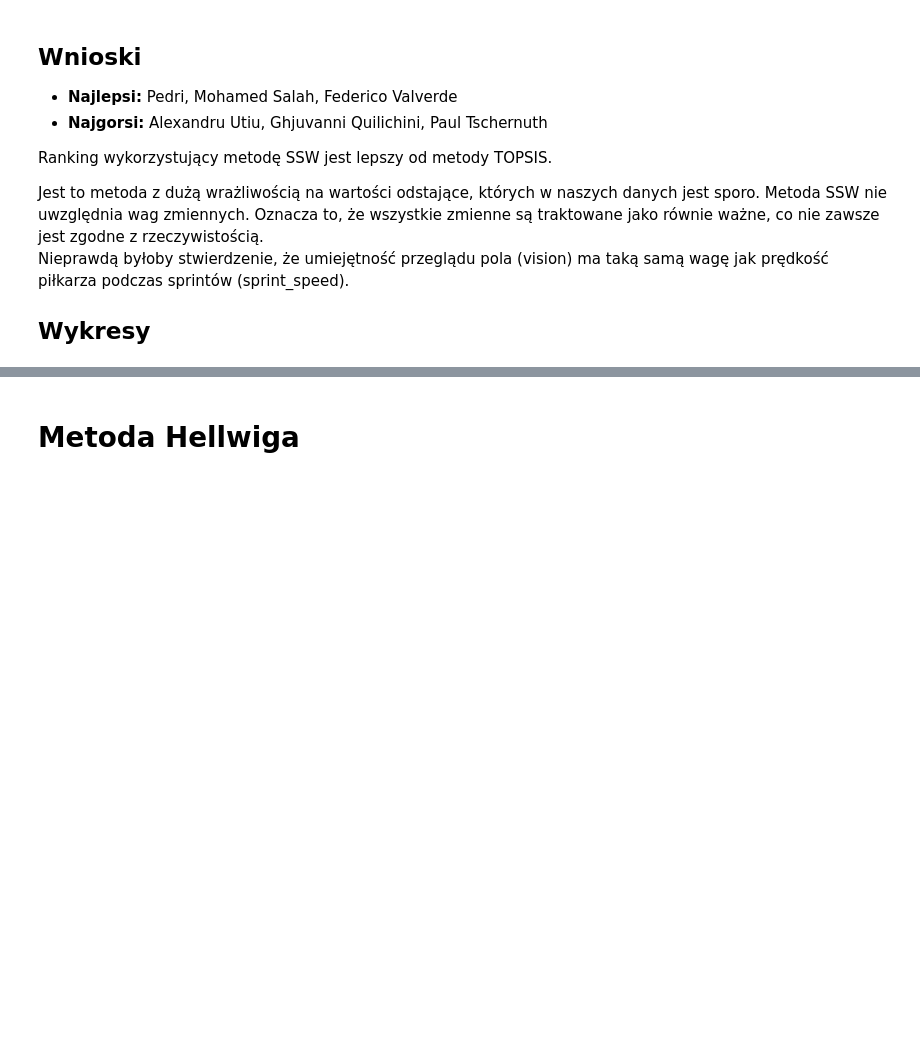
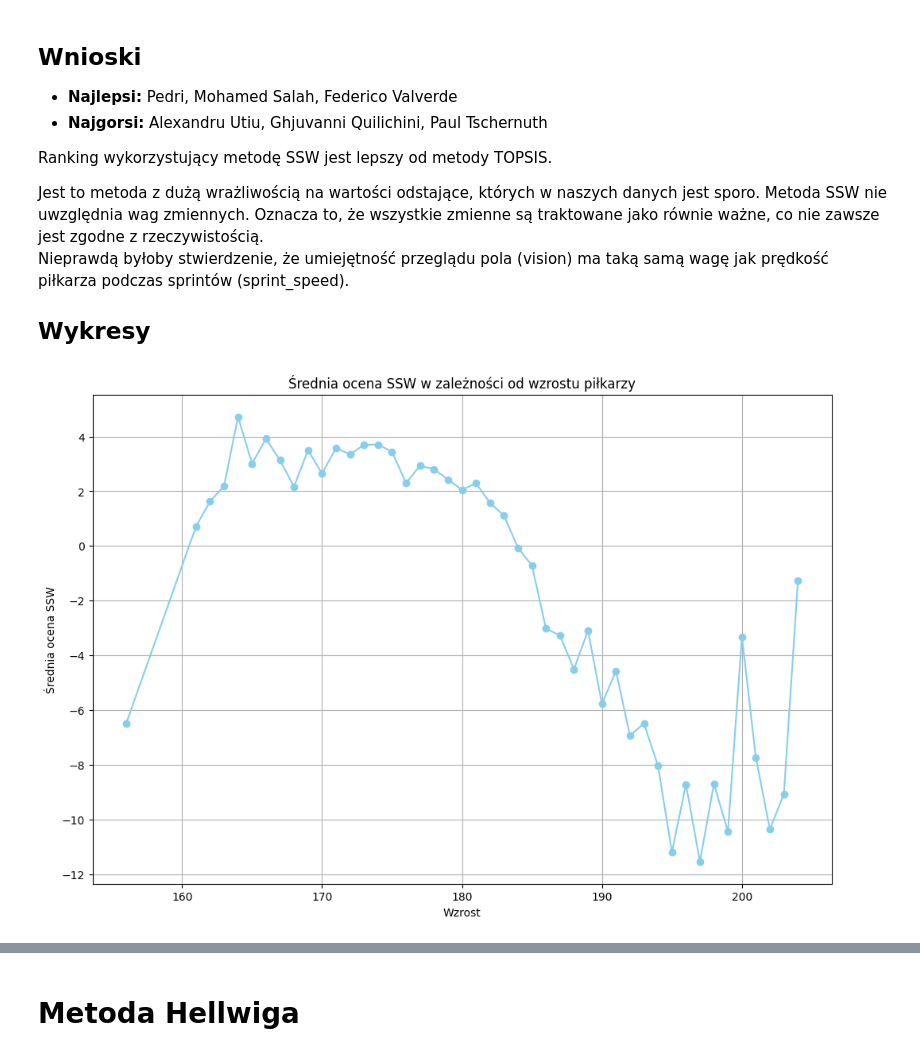
Before and after one commit to izabelakolodziejska/Fifa_players_analysis, a Jupyter notebook: fifa_analysys.ipynb, the cells around one changed output, grey strips where cells are left out. Saved outputs shown, nothing was run; the diff lists cells and outputs as text; code cells hidden in the pictures; blank space fills up the shorter version.

```diff
--- a/fifa_analysys.ipynb
+++ b/fifa_analysys.ipynb
@@ -467,11 +467,3 @@ $x_j$ - średnia arytmetyczna j-tej grupy
 **Interpretacja**:<br>
 - *Mała wartość SSW*: Oznacza to, że dane w obrębie grup są homogeniczne, czyli mało zróżnicowane. Innymi słowy, obserwacje w danej grupie są zbliżone do siebie pod względem wartości cechy, którą badamy.
 - *Duża wartość SSW*\: Oznacza to, że dane w obrębie grup są heterogeniczne, czyli zróżnicowane. Innymi słowy, obserwacje w danej grupie różnią się między sobą pod względem wartości cechy, którą badamy.
-# %%
-features = ['dribbling', 'reactions', 'interceptions', 'vision', 'stamina',
-            'strength', 'balance', 'sprint_speed', 'agility', 'ball_uncontrol', 'instability']
-weights = dict(zip(features, weights))
-data['ssw'] = numeric_data.apply(lambda row: sum(row[feature] * weight for feature, weight in weights.items()), axis=1)
-ranked_players = data.sort_values(by='ssw', ascending=False)
-print(ranked_players)
-ranked_players.to_excel("posortowane_wedlug_ssw.xlsx", index=False)
@@ -479,0 +470,17 @@ NameError: name 'numeric_data' is not defined
+# %%
+SSW = []
+for i in range(len(data_with_numbers)):
+    ssw = 0
+    for column_name in values.columns:
+        if column_name != ' ':
+            if column_name == 'ball_uncontrol' or column_name == 'instability' or column_name == 'age_destimulant':
+                Zij = -(data_with_numbers[column_name].iloc[i] -  values.loc[0, column_name]) / values.loc[1, column_name]
+            else:
+                #Zij = (values.loc[0, column_name] - data_with_numbers[column_name].iloc[i]) / values.loc[1, column_name]
+                Zij = (data_with_numbers[column_name].iloc[i] -  values.loc[0, column_name]) / values.loc[1, column_name]
+            ssw += Zij
+
+    #data.at[i, 'SSW Score'] = ssw
+    SSW.append(ssw)
+# %%
+data['SSW Score'] = SSW
@@ -479,0 +489,3 @@ NameError: name 'numeric_data' is not defined
+# %%
+sorted_data = data.sort_values(by='SSW Score', ascending=False)
+print(sorted_data)
@@ -487,14 +517,16 @@ Ranking wykorzystujący metodę SSW jest lepszy od metody TOPSIS.
 Jest to metoda z dużą wrażliwością na wartości odstające, których w naszych danych jest sporo. Metoda SSW nie uwzględnia wag zmiennych. Oznacza to, że wszystkie zmienne są traktowane jako równie ważne, co nie zawsze jest zgodne z rzeczywistością.<br>Nieprawdą byłoby stwierdzenie, że umiejętność przeglądu pola (vision) ma taką samą wagę jak prędkość piłkarza podczas sprintów (sprint_speed).
 ## Wykresy
 # %%
-average_scores_by_height = data.groupby('height')['ssw'].mean()
+average_scores_by_height = sorted_data.groupby('height')['SSW Score'].mean()
 plt.figure(figsize=(12, 8))
 plt.plot(average_scores_by_height.index, average_scores_by_height.values, marker='o', linestyle='-', color='skyblue')
 plt.xlabel('Wzrost')
 plt.ylabel('Średnia ocena SSW')
 plt.title('Średnia ocena SSW w zależności od wzrostu piłkarzy')
 plt.grid(True)
 plt.show()
+# %% [output]
+[figure, added]
 # %%
 players_count_by_country = sorted_data['country'].value_counts()
 
```
Also changed, not shown: parts of 6 cells of this notebook, 1 other file.
